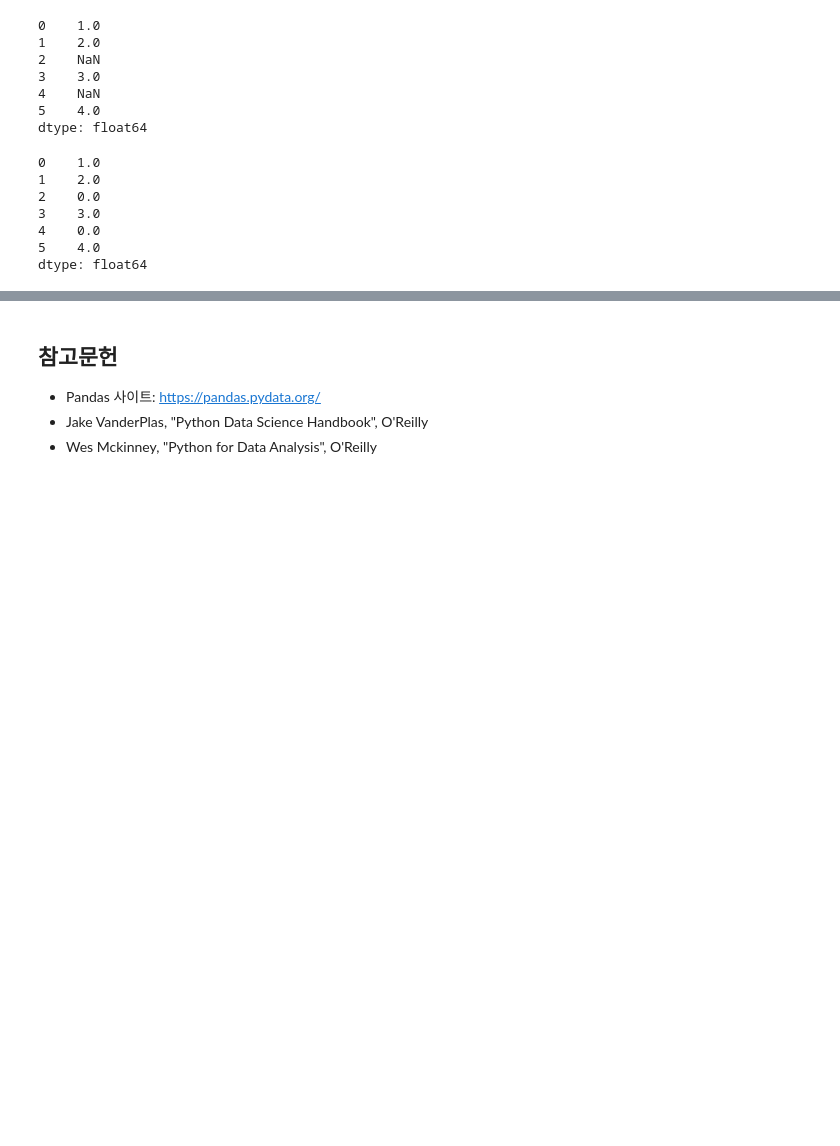
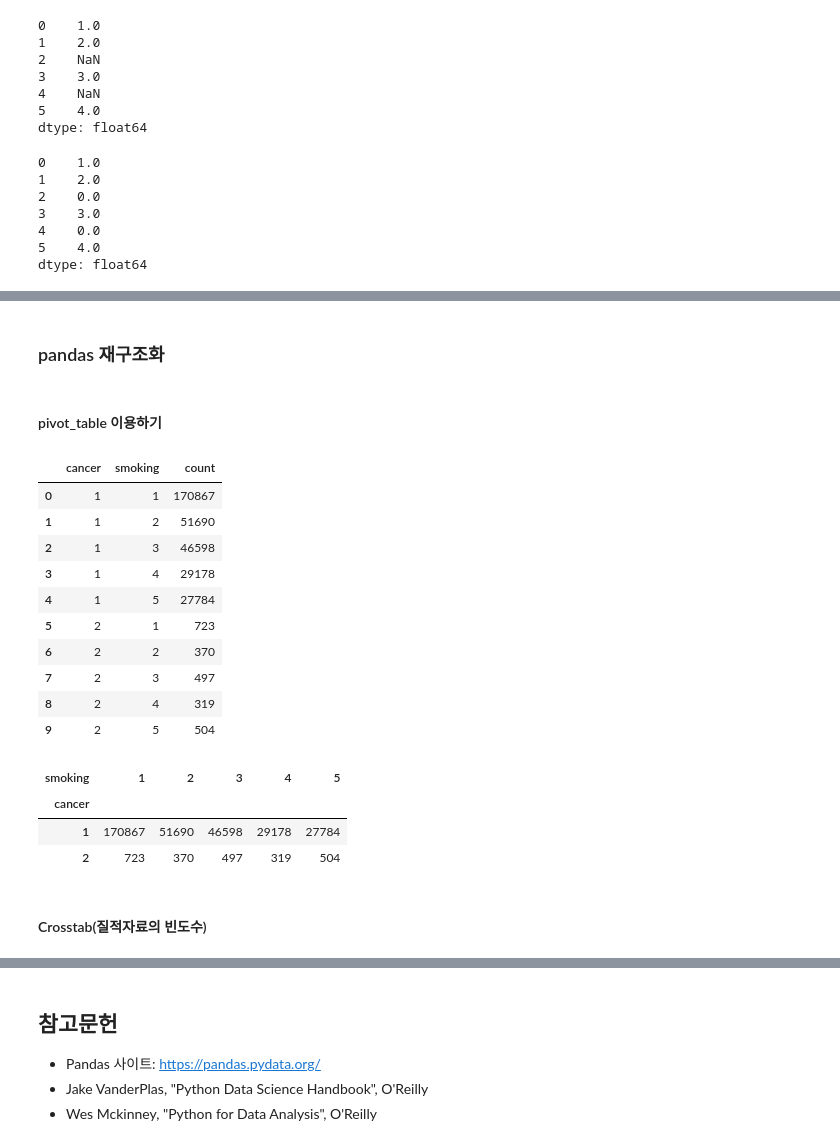
Before and after one commit to whattSUPkim/Data-Science, a Jupyter notebook: Data Analysis/Pandas_exercise.ipynb, the cells around one changed output, grey strips where cells are left out. Saved outputs shown, nothing was run; the diff lists cells and outputs as text; code cells hidden in the pictures; blank space fills up the shorter version.

```diff
--- a/Data Analysis/Pandas_exercise.ipynb
+++ b/Data Analysis/Pandas_exercise.ipynb
@@ -2846,0 +2878,28 @@ dtype: float64
+# %% [markdown]
+### pandas 재구조화
+# %% [markdown]
+#### pivot_table 이용하기
+# %%
+df = pd.read_csv('C:/Users/user/Desktop/stats_data/Ch12.교차분석(chi square)/Ch1202.사후설계교차분석(PostCH).csv', encoding = 'cp949')
+df
+# %% [output]
+|  | cancer | smoking | count |
+| 0 | 1 | 1 | 170867 |
+| 1 | 1 | 2 | 51690 |
+| 2 | 1 | 3 | 46598 |
+| 3 | 1 | 4 | 29178 |
+| 4 | 1 | 5 | 27784 |
+| 5 | 2 | 1 | 723 |
+| 6 | 2 | 2 | 370 |
+| 7 | 2 | 3 | 497 |
+| 8 | 2 | 4 | 319 |
+| 9 | 2 | 5 | 504 |
+# %%
+pd.pivot_table(df, index = 'cancer', columns = 'smoking', values = 'count')
+# %% [output]
+| smoking | 1 | 2 | 3 | 4 | 5 |
+| cancer |  |  |  |  |  |
+| 1 | 170867 | 51690 | 46598 | 29178 | 27784 |
+| 2 | 723 | 370 | 497 | 319 | 504 |
+# %% [markdown]
+#### Crosstab(질적자료의 빈도수)
```
Also changed, not shown: parts of 6 cells of this notebook.
